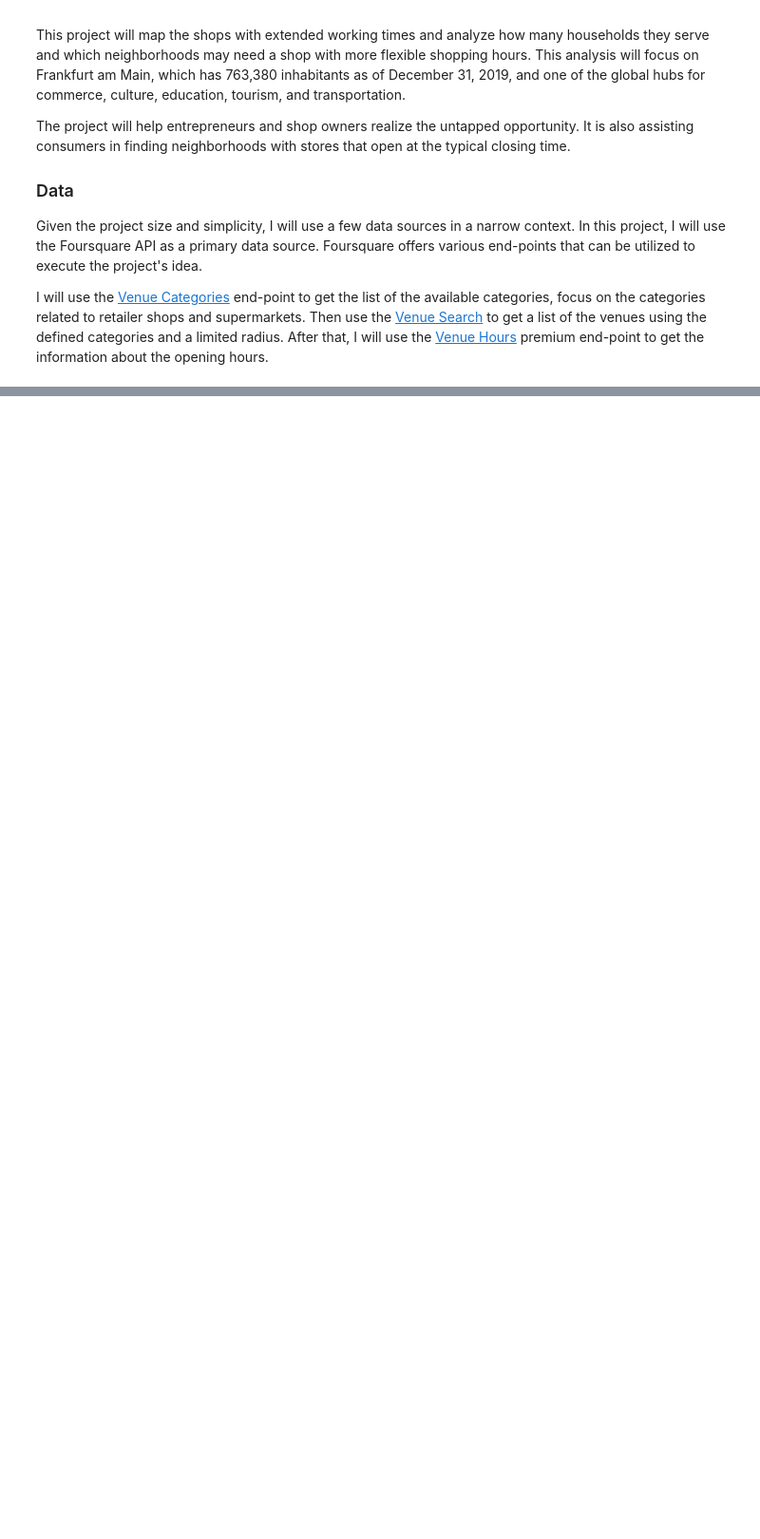
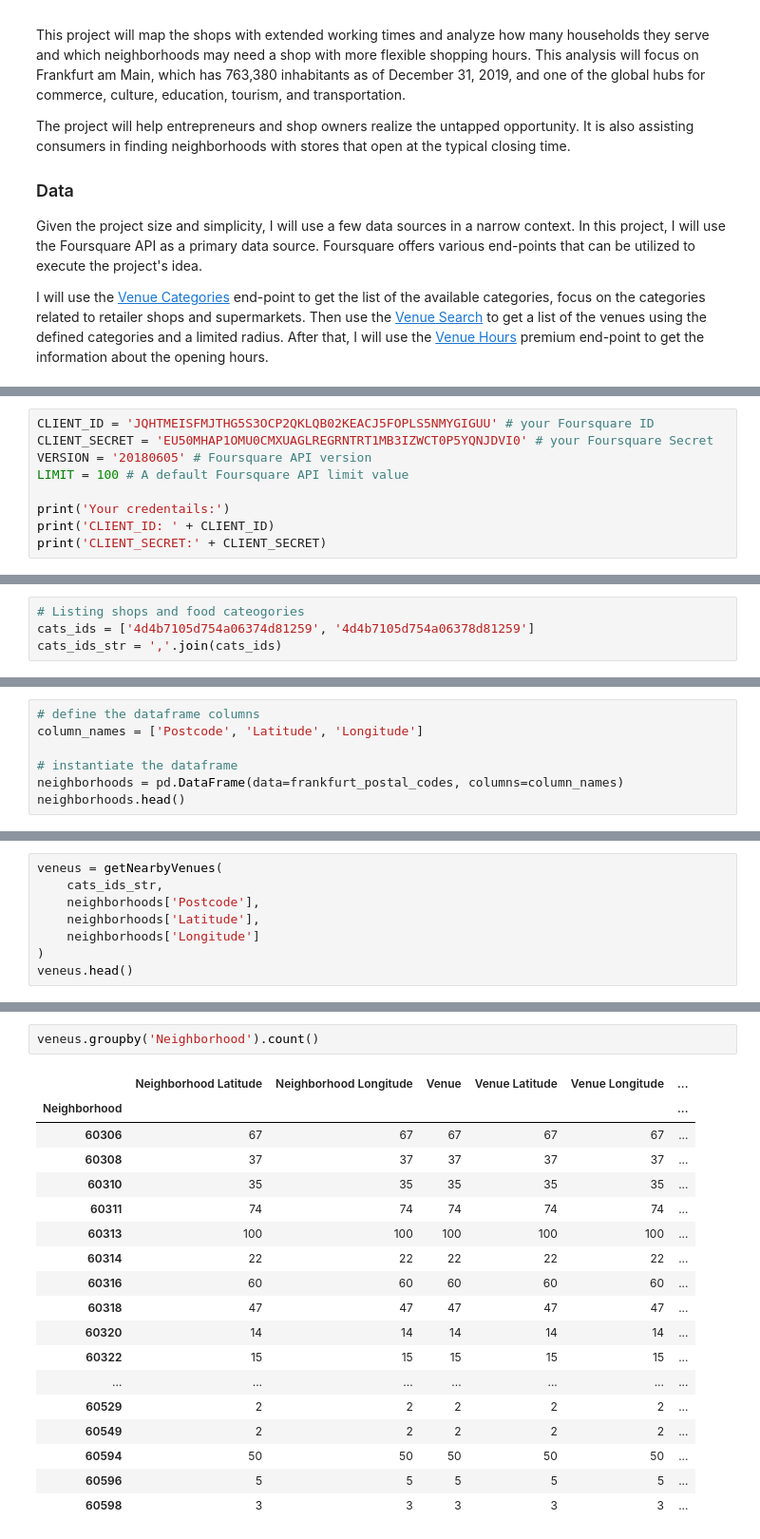
Before and after one commit to nash-ye/Coursera_Applied_Data_Science_Capstone, a Jupyter notebook: Week 4 - Assignment.ipynb, the cells around one changed output, grey strips where cells are left out. Shown at 95% size. Cells and saved outputs as stored; diff of their text form; blank space fills up the shorter version.

```diff
--- a/Week 4 - Assignment.ipynb
+++ b/Week 4 - Assignment.ipynb
@@ -22,0 +53,9 @@ I will use the [Venue Categories](https://developer.foursquare.com/docs/api-refe
+# %%
+CLIENT_ID = 'JQHTMEISFMJTHG5S3OCP2QKLQB02KEACJ5FOPLS5NMYGIGUU' # your Foursquare ID
+CLIENT_SECRET = 'EU50MHAP1OMU0CMXUAGLREGRNTRT1MB3IZWCT0P5YQNJDVI0' # your Foursquare Secret
+VERSION = '20180605' # Foursquare API version
+LIMIT = 100 # A default Foursquare API limit value
+
+print('Your credentails:')
+print('CLIENT_ID: ' + CLIENT_ID)
+print('CLIENT_SECRET:' + CLIENT_SECRET)
@@ -22,0 +117,4 @@ I will use the [Venue Categories](https://developer.foursquare.com/docs/api-refe
+# %%
+# Listing shops and food cateogories
+cats_ids = ['4d4b7105d754a06374d81259', '4d4b7105d754a06378d81259']
+cats_ids_str = ','.join(cats_ids)
@@ -22,0 +243,7 @@ I will use the [Venue Categories](https://developer.foursquare.com/docs/api-refe
+# %%
+# define the dataframe columns
+column_names = ['Postcode', 'Latitude', 'Longitude']
+
+# instantiate the dataframe
+neighborhoods = pd.DataFrame(data=frankfurt_postal_codes, columns=column_names)
+neighborhoods.head()
@@ -22,0 +257,8 @@ I will use the [Venue Categories](https://developer.foursquare.com/docs/api-refe
+# %%
+veneus = getNearbyVenues(
+    cats_ids_str,
+    neighborhoods['Postcode'],
+    neighborhoods['Latitude'],
+    neighborhoods['Longitude']
+)
+veneus.head()
@@ -22,0 +272,21 @@ I will use the [Venue Categories](https://developer.foursquare.com/docs/api-refe
+# %%
+veneus.groupby('Neighborhood').count()
+# %% [output]
+|  | Neighborhood Latitude | Neighborhood Longitude | Venue | Venue Latitude | Venue Longitude | ... |
+| Neighborhood |  |  |  |  |  | ... |
+| 60306 | 67 | 67 | 67 | 67 | 67 | ... |
+| 60308 | 37 | 37 | 37 | 37 | 37 | ... |
+| 60310 | 35 | 35 | 35 | 35 | 35 | ... |
+| 60311 | 74 | 74 | 74 | 74 | 74 | ... |
+| 60313 | 100 | 100 | 100 | 100 | 100 | ... |
+| 60314 | 22 | 22 | 22 | 22 | 22 | ... |
+| 60316 | 60 | 60 | 60 | 60 | 60 | ... |
+| 60318 | 47 | 47 | 47 | 47 | 47 | ... |
+| 60320 | 14 | 14 | 14 | 14 | 14 | ... |
+| 60322 | 15 | 15 | 15 | 15 | 15 | ... |
+| ... | ... | ... | ... | ... | ... | ... |
+| 60529 | 2 | 2 | 2 | 2 | 2 | ... |
+| 60549 | 2 | 2 | 2 | 2 | 2 | ... |
+| 60594 | 50 | 50 | 50 | 50 | 50 | ... |
+| 60596 | 5 | 5 | 5 | 5 | 5 | ... |
+| 60598 | 3 | 3 | 3 | 3 | 3 | ... |
```
Also changed, not shown: parts of 23 cells of this notebook.
